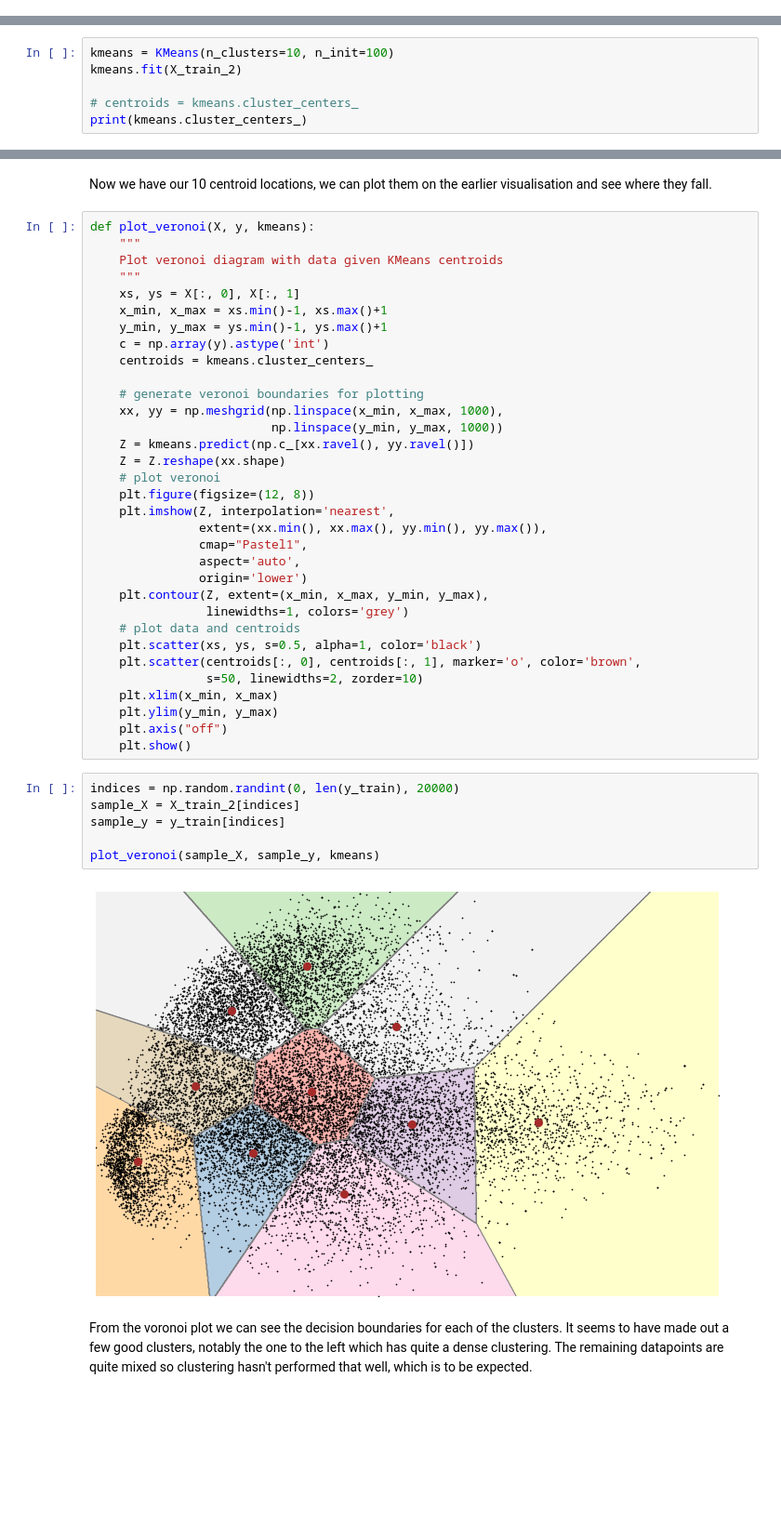
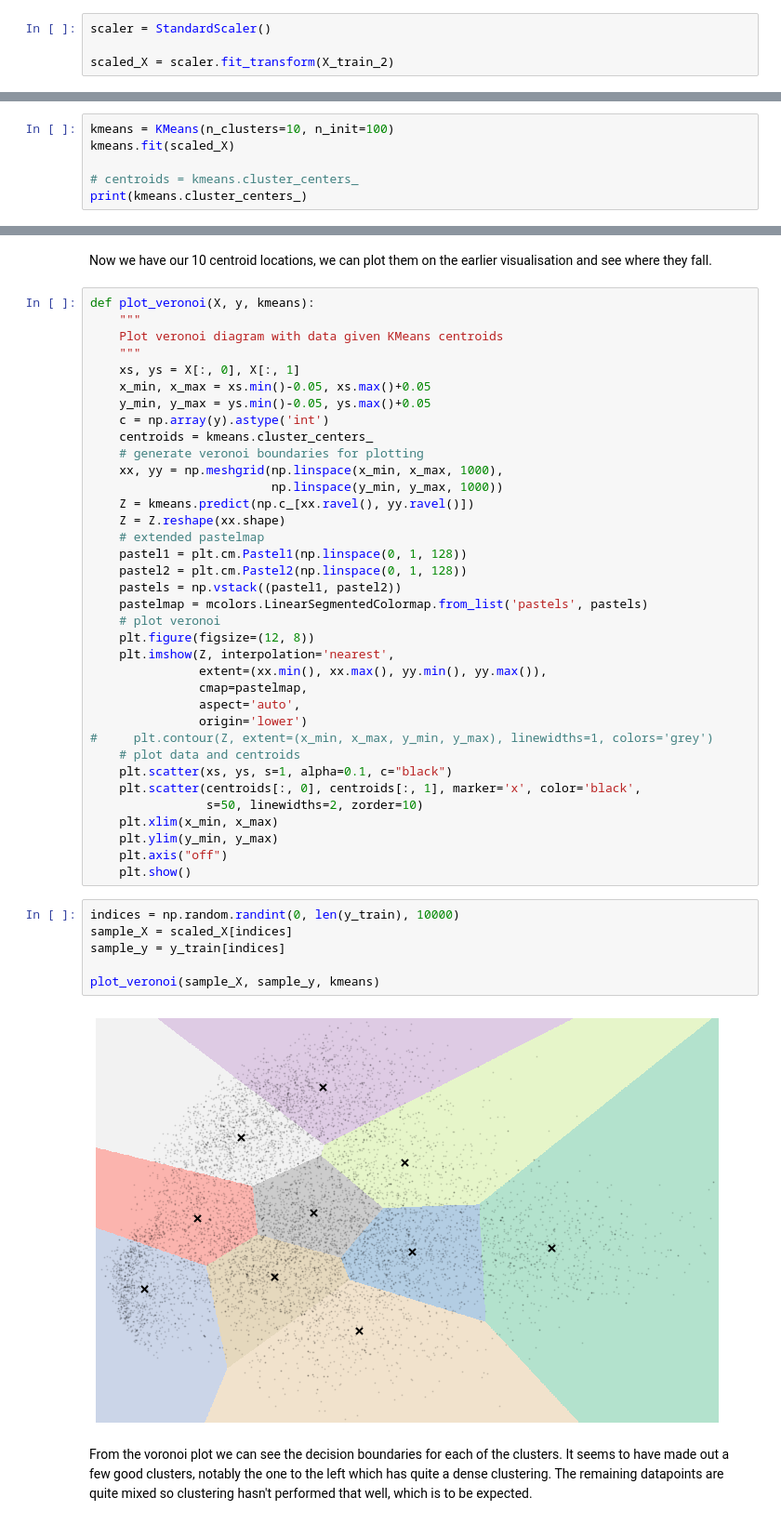
Before and after one commit to kaihulme/ml-analysis, a Jupyter notebook: notebooks/01_data_analysis.ipynb, the cells around one changed output, grey strips where cells are left out. Shown at 93% size. Drawn from its saved outputs; the diff is of its cells as text; blank space fills up the shorter version.

```diff
--- a/notebooks/01_data_analysis.ipynb
+++ b/notebooks/01_data_analysis.ipynb
@@ -362,11 +361,15 @@ The general way t-SNE works is by reducing dimensionality whilst keeping similar
 K-Means is a method of clustering which attempts to cluster the given data into K classes. It works by setting K random points as the cluster centroids, then assigning each of the data points to their nearest cluster. The centroid locations are then updated to that of the mean of their assigned data points positions. The datapoints are then reassigned to their closest and the centroids updated again. This repeats until convergence (no movement between repeats).
 # %% [markdown]
 ### Clustering and visualising MNIST
+# %%
+scaler = StandardScaler()
+
+scaled_X = scaler.fit_transform(X_train_2)
 # %% [markdown]
 We shall apply kmeans to the first two principle components found earlier with PCA to get the centroid locations.
 # %%
 kmeans = KMeans(n_clusters=10, n_init=100)
-kmeans.fit(X_train_2)
+kmeans.fit(scaled_X)
 
 # centroids = kmeans.cluster_centers_
 print(kmeans.cluster_centers_)
@@ -389,41 +392,44 @@ def plot_veronoi(X, y, kmeans):
     Plot veronoi diagram with data given KMeans centroids
     """
     xs, ys = X[:, 0], X[:, 1]
-    x_min, x_max = xs.min()-1, xs.max()+1
-    y_min, y_max = ys.min()-1, ys.max()+1
+    x_min, x_max = xs.min()-0.05, xs.max()+0.05
+    y_min, y_max = ys.min()-0.05, ys.max()+0.05
     c = np.array(y).astype('int')
     centroids = kmeans.cluster_centers_
-
     # generate veronoi boundaries for plotting
     xx, yy = np.meshgrid(np.linspace(x_min, x_max, 1000),
                          np.linspace(y_min, y_max, 1000))
     Z = kmeans.predict(np.c_[xx.ravel(), yy.ravel()])
     Z = Z.reshape(xx.shape)
+    # extended pastelmap
+    pastel1 = plt.cm.Pastel1(np.linspace(0, 1, 128))
+    pastel2 = plt.cm.Pastel2(np.linspace(0, 1, 128))
+    pastels = np.vstack((pastel1, pastel2))
+    pastelmap = mcolors.LinearSegmentedColormap.from_list('pastels', pastels)
     # plot veronoi
     plt.figure(figsize=(12, 8))
     plt.imshow(Z, interpolation='nearest',
                extent=(xx.min(), xx.max(), yy.min(), yy.max()),
-               cmap="Pastel1",
+               cmap=pastelmap,
                aspect='auto',
                origin='lower')
-    plt.contour(Z, extent=(x_min, x_max, y_min, y_max),
-                linewidths=1, colors='grey')
+#     plt.contour(Z, extent=(x_min, x_max, y_min, y_max), linewidths=1, colors='grey')
     # plot data and centroids
-    plt.scatter(xs, ys, s=0.5, alpha=1, color='black')
-    plt.scatter(centroids[:, 0], centroids[:, 1], marker='o', color='brown',
+    plt.scatter(xs, ys, s=1, alpha=0.1, c="black")
+    plt.scatter(centroids[:, 0], centroids[:, 1], marker='x', color='black',
                 s=50, linewidths=2, zorder=10)
     plt.xlim(x_min, x_max)
     plt.ylim(y_min, y_max)
     plt.axis("off")
     plt.show()
 # %%
-indices = np.random.randint(0, len(y_train), 20000)
-sample_X = X_train_2[indices]
+indices = np.random.randint(0, len(y_train), 10000)
+sample_X = scaled_X[indices]
 sample_y = y_train[indices]
 
 plot_veronoi(sample_X, sample_y, kmeans)
 # %% [output]
-[figure, old version]
+[figure, new version]
 # %% [markdown]
 From the voronoi plot we can see the decision boundaries for each of the clusters. It seems to have made out a few good clusters, notably the one to the left which has quite a dense clustering. The remaining datapoints are quite mixed so clustering hasn't performed that well, which is to be expected.
 # %% [markdown]
```
Also changed, not shown: parts of 21 cells of this notebook, 12 other files.
